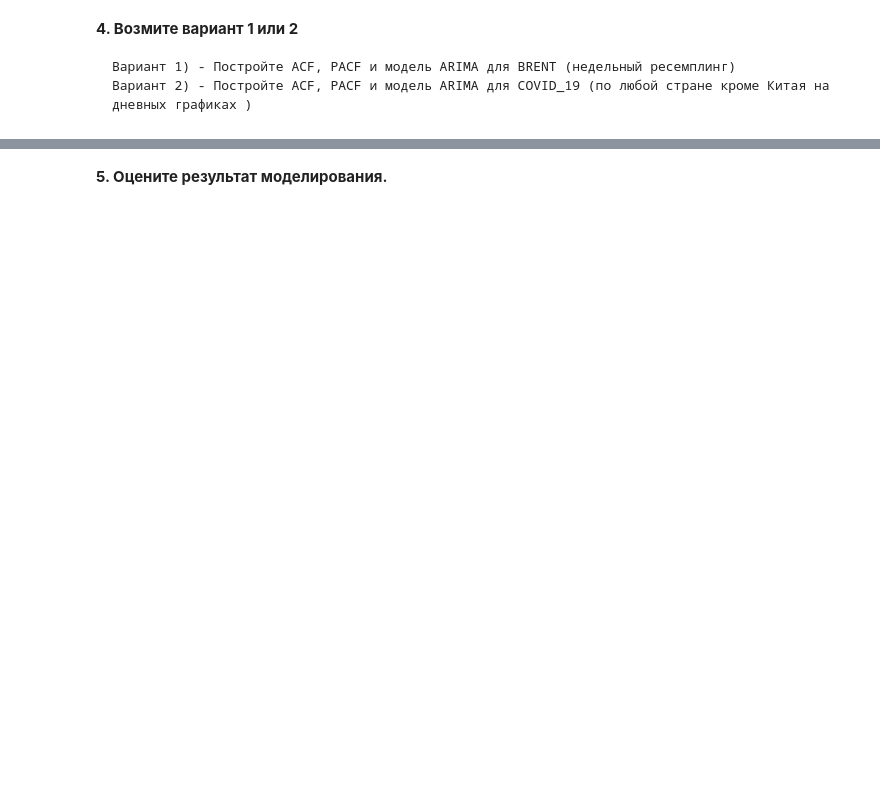
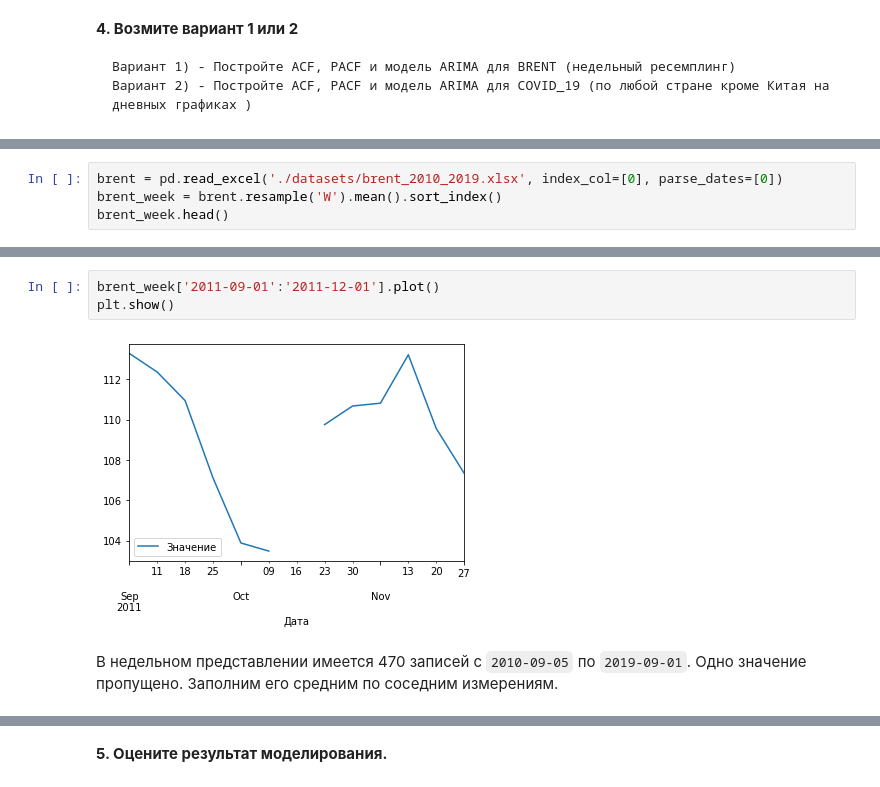
Before and after one commit to dimireme/gb_ml_at_bisines, a Jupyter notebook: lesson_3.ipynb, the cells around one changed output, grey strips where cells are left out. Saved outputs shown, nothing was run; the diff lists cells and outputs as text; blank space fills up the shorter version.

```diff
--- a/lesson_3.ipynb
+++ b/lesson_3.ipynb
@@ -117,0 +229,4 @@ plt.show()
+# %%
+brent = pd.read_excel('./datasets/brent_2010_2019.xlsx', index_col=[0], parse_dates=[0])
+brent_week = brent.resample('W').mean().sort_index()
+brent_week.head()
@@ -117,0 +270,7 @@ plt.show()
+# %%
+brent_week['2011-09-01':'2011-12-01'].plot()
+plt.show()
+# %% [output]
+[figure, added]
+# %% [markdown]
+В недельном представлении имеется 470 записей с `2010-09-05` по `2019-09-01`. Одно значение пропущено. Заполним его средним по соседним измерениям.
```
Also changed, not shown: parts of 55 cells of this notebook.
